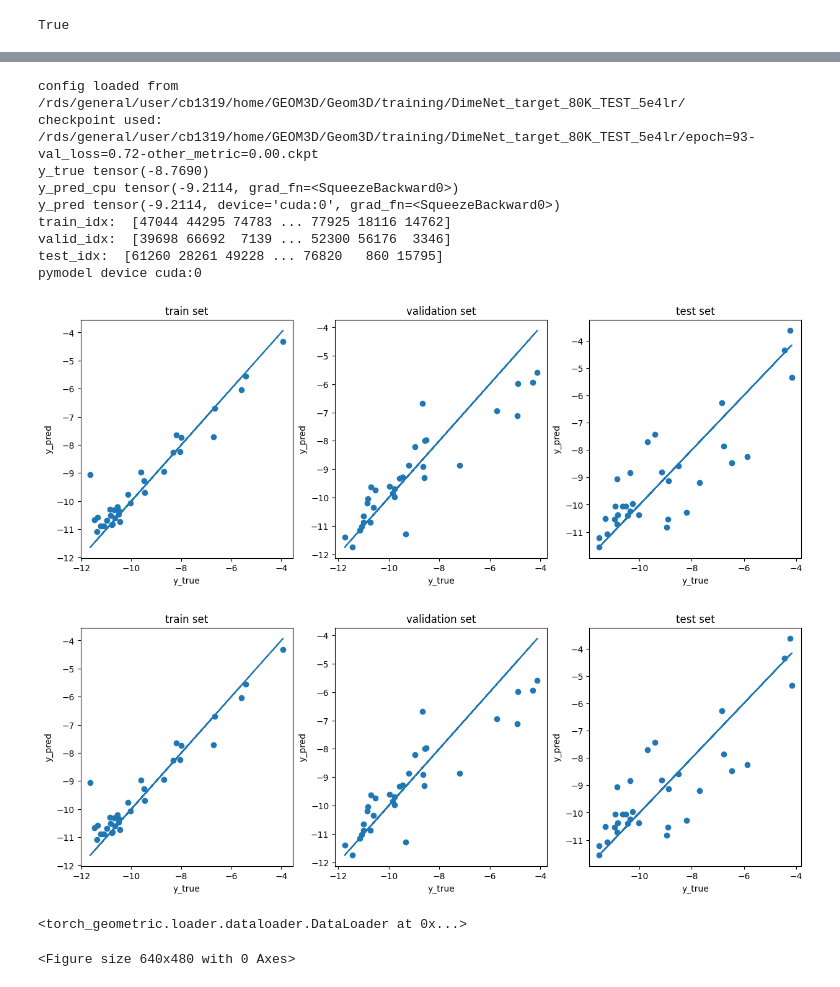
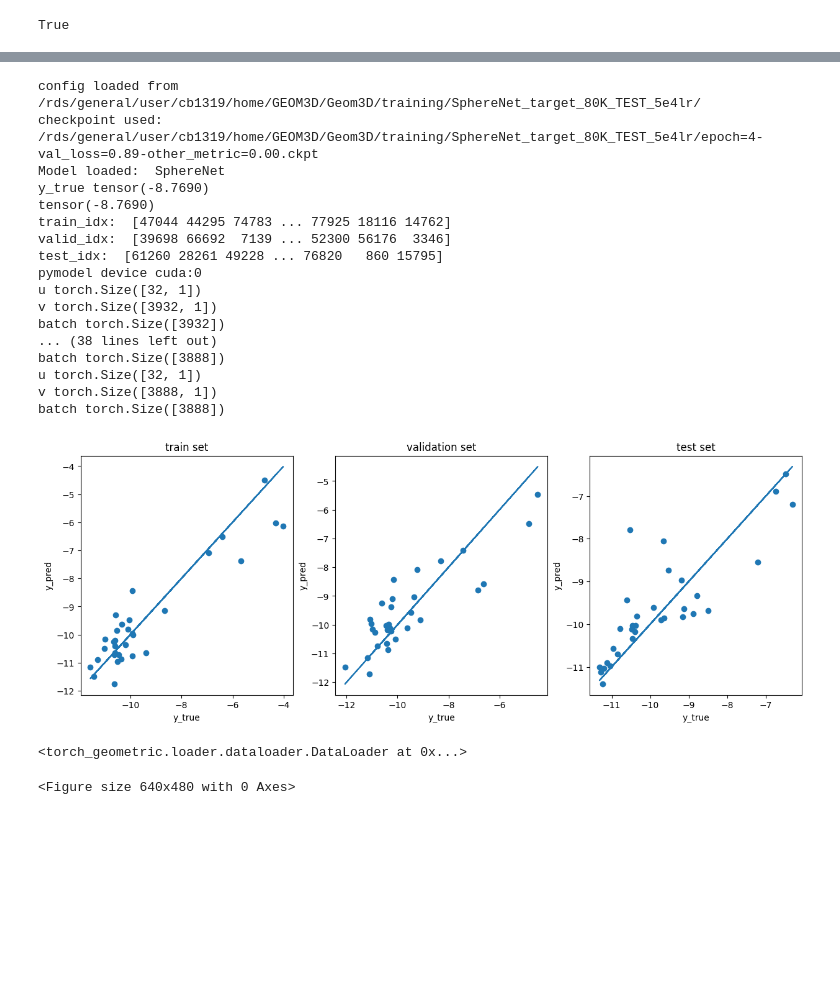
Before and after one commit to C-Bone-UCL/Geom3D, a Jupyter notebook: notebook/test_SphereNet.ipynb, the cells around one changed output, grey strips where cells are left out. Drawn from its saved outputs; the diff is of its cells as text; code cells hidden in the pictures; blank space fills up the shorter version.

```diff
--- a/notebook/test_SphereNet.ipynb
+++ b/notebook/test_SphereNet.ipynb
@@ -109,24 +60,32 @@ os.getcwd()
 %matplotlib inline
 # %%
 import importlib
-from geom3d.inference_tests import inference_test_DN
+from geom3d.inference_tests import inference_test_models
 
-config_dir = "/rds/general/user/cb1319/home/GEOM3D/Geom3D/training/DimeNet_target_80K_TEST_5e4lr/"
-chkpt_path = "/rds/general/user/cb1319/home/GEOM3D/Geom3D/training/DimeNet_target_80K_TEST_5e4lr/epoch=93-val_loss=0.72-other_metric=0.00.ckpt"
+config_dir = "/rds/general/user/cb1319/home/GEOM3D/Geom3D/training/SphereNet_target_80K_TEST_5e4lr/"
+chkpt_path = "/rds/general/user/cb1319/home/GEOM3D/Geom3D/training/SphereNet_target_80K_TEST_5e4lr/epoch=4-val_loss=0.89-other_metric=0.00.ckpt"
 
-importlib.reload(inference_test_DN)
-inference_test_DN.plot_training_results(chkpt_path, config_dir)
+importlib.reload(inference_test_models)
+
+inference_test_models.plot_training_results(chkpt_path, config_dir)
 # %% [output]
-config loaded from /rds/general/user/cb1319/home/GEOM3D/Geom3D/training/DimeNet_target_80K_TEST_5e4lr/
-checkpoint used: /rds/general/user/cb1319/home/GEOM3D/Geom3D/training/DimeNet_target_80K_TEST_5e4lr/epoch=93-val_loss=0.72-other_metric=0.00.ckpt
+config loaded from /rds/general/user/cb1319/home/GEOM3D/Geom3D/training/SphereNet_target_80K_TEST_5e4lr/
+checkpoint used: /rds/general/user/cb1319/home/GEOM3D/Geom3D/training/SphereNet_target_80K_TEST_5e4lr/epoch=4-val_loss=0.89-other_metric=0.00.ckpt
+Model loaded:  SphereNet
 y_true tensor(-8.7690)
-y_pred_cpu tensor(-9.2114, grad_fn=<SqueezeBackward0>)
-y_pred tensor(-9.2114, device='cuda:0', grad_fn=<SqueezeBackward0>)
+tensor(-8.7690)
 train_idx:  [47044 44295 74783 ... 77925 18116 14762]
 valid_idx:  [39698 66692  7139 ... 52300 56176  3346]
 test_idx:  [61260 28261 49228 ... 76820   860 15795]
 pymodel device cuda:0
+u torch.Size([32, 1])
+v torch.Size([3932, 1])
+batch torch.Size([3932])
+... (38 lines left out)
+batch torch.Size([3888])
+u torch.Size([32, 1])
+v torch.Size([3888, 1])
+batch torch.Size([3888])
-[figure, old version]
+[figure, new version]
-[figure, removed]
 <torch_geometric.loader.dataloader.DataLoader at 0x...>
 <Figure size 640x480 with 0 Axes>
```
Also changed, not shown: parts of 4 cells of this notebook, 42 other files.
